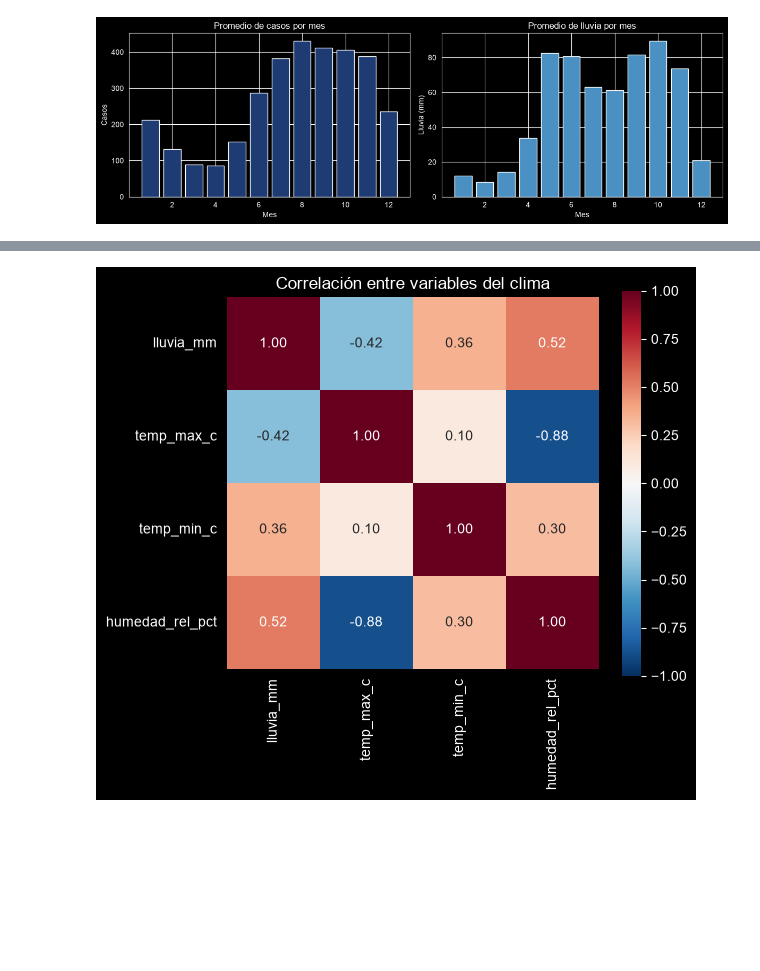
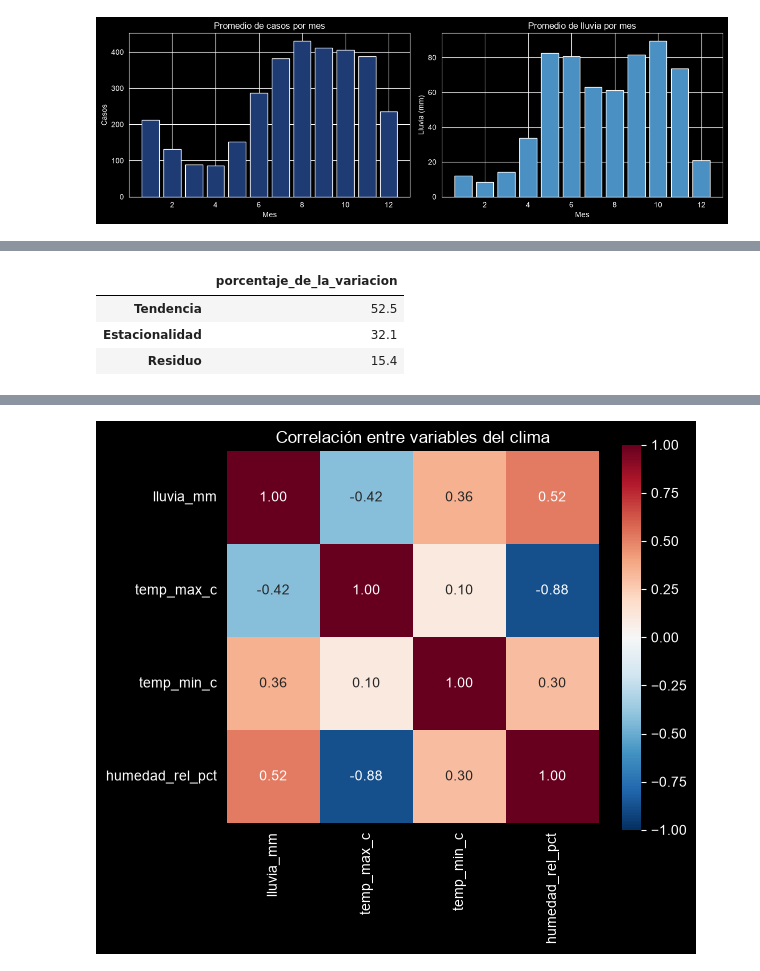
Before and after one commit to DiegoMonteroCRC/VectorIA, a Jupyter notebook: notebooks/01_EDA.ipynb, the cells around one changed output, grey strips where cells are left out. Saved outputs shown, nothing was run; the diff lists cells and outputs as text; code cells hidden in the pictures; blank space fills up the shorter version.

```diff
--- a/notebooks/01_EDA.ipynb
+++ b/notebooks/01_EDA.ipynb
@@ -303,0 +326,17 @@ plt.show()
+# %%
+# ¿Cuánto de la variación explica cada componente?
+tendencia = descomposicion.trend.dropna()
+estacional = descomposicion.seasonal.loc[tendencia.index]
+residuo = descomposicion.resid.loc[tendencia.index]
+
+varianza = pd.Series({
+    "Tendencia": tendencia.var(),
+    "Estacionalidad": estacional.var(),
+    "Residuo": residuo.var(),
+})
+(varianza / varianza.sum() * 100).round(1).to_frame("porcentaje_de_la_variacion")
+# %% [output]
+|  | porcentaje_de_la_variacion |
+| Tendencia | 52.5 |
+| Estacionalidad | 32.1 |
+| Residuo | 15.4 |
```
Also changed, not shown: parts of 17 cells of this notebook, 1 other file.
